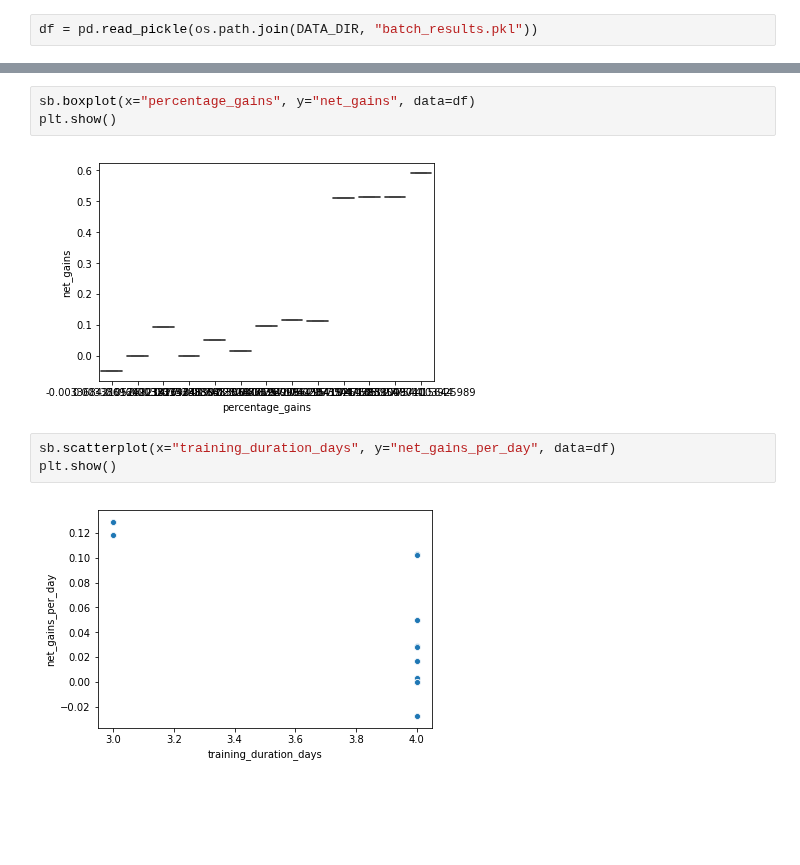
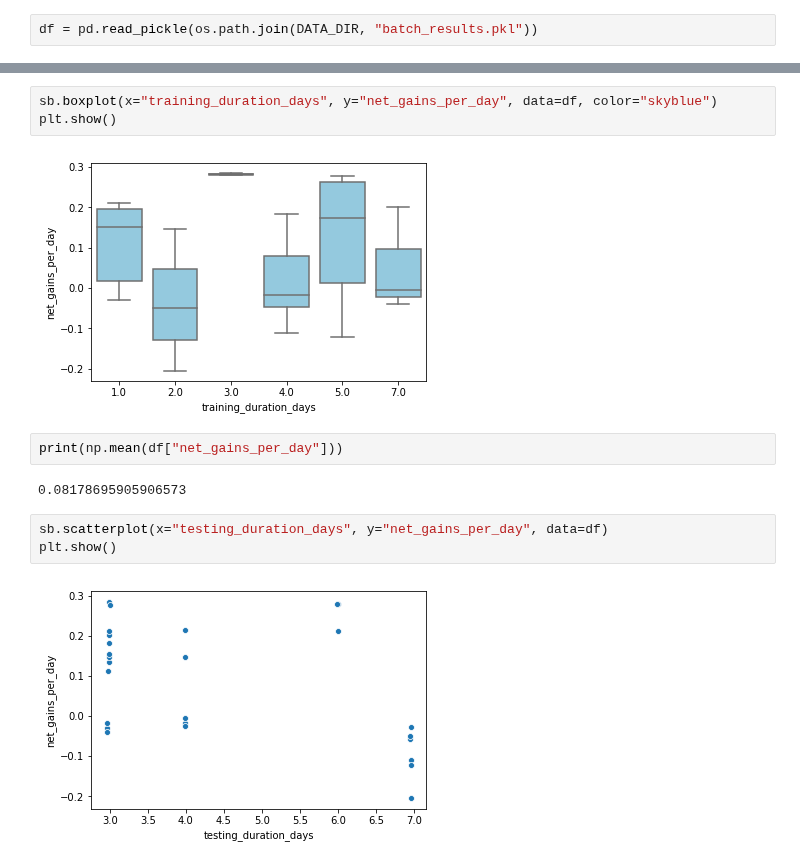
Before and after one commit to orphefs/cryptotrader, a Jupyter notebook: src/analysis_tools/plot_batch_run_results.ipynb, the cells around one changed output, grey strips where cells are left out. Drawn from its saved outputs; the diff is of its cells as text; blank space fills up the shorter version.

Commit message:
add mean calculation

```diff
--- a/src/analysis_tools/plot_batch_run_results.ipynb
+++ b/src/analysis_tools/plot_batch_run_results.ipynb
@@ -29,10 +30,14 @@ df
 # %%
-sb.boxplot(x="percentage_gains", y="net_gains", data=df)
+sb.boxplot(x="training_duration_days", y="net_gains_per_day", data=df, color="skyblue")
 plt.show()
 # %% [output]
-[figure, old version]
+[figure, new version]
+# %%
+print(np.mean(df["net_gains_per_day"]))
+# %% [output]
+0.08178695905906573
 # %%
-sb.scatterplot(x="training_duration_days", y="net_gains_per_day", data=df)
+sb.scatterplot(x="testing_duration_days", y="net_gains_per_day", data=df)
 plt.show()
 # %% [output]
-[figure, old version]
+[figure, new version]
```
Also changed, not shown: parts of 2 cells of this notebook.
